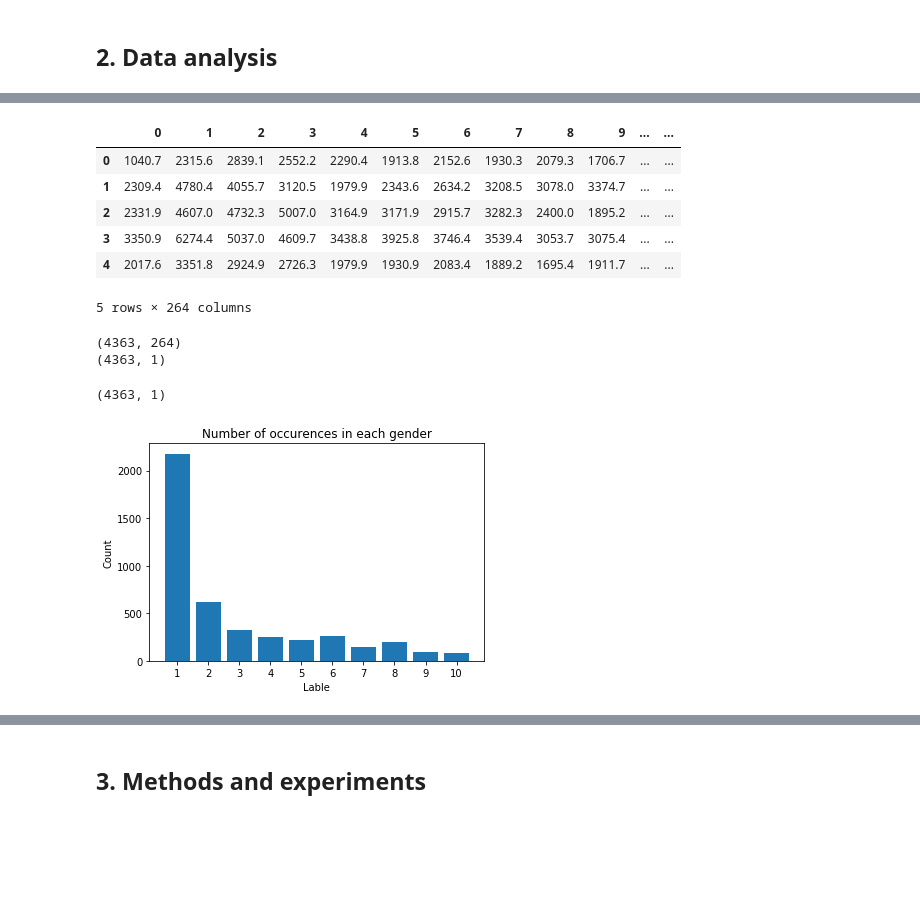
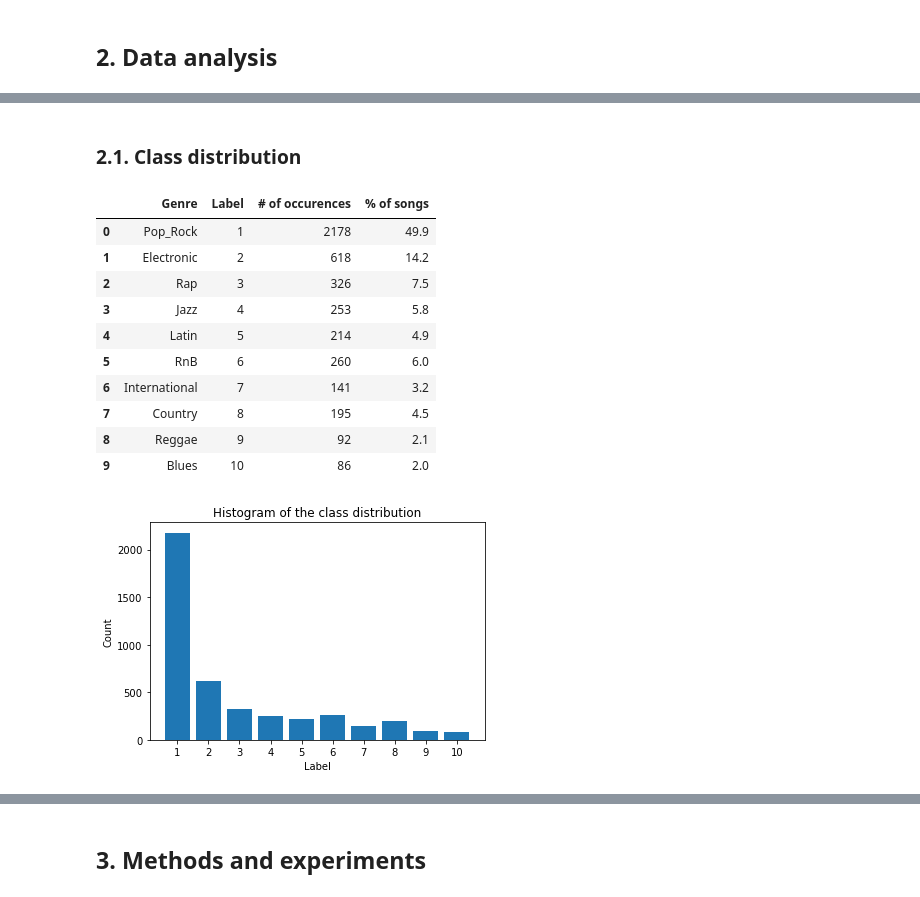
Before and after one commit to MasaSip/mlbp-genre-classification, a Jupyter notebook: MLBP2018 Project Report.ipynb, the cells around one changed output, grey strips where cells are left out. Drawn from its saved outputs; the diff is of its cells as text; code cells hidden in the pictures; blank space fills up the shorter version.

```diff
--- a/MLBP2018 Project Report.ipynb
+++ b/MLBP2018 Project Report.ipynb
@@ -43,43 +56,42 @@ data_df = pd.read_csv('train_data.csv',header=None)
 data = np.asarray(data_df)
 labels_df = pd.read_csv('train_labels.csv',header=None)
 labels = np.asarray(labels_df)
-# %%
-display(data_df.head())
-#data_df.describe()
-print(data.shape)
-print(labels_df.shape)
-# %% [output]
-|  | 0 | 1 | 2 | 3 | 4 | 5 | 6 | 7 | 8 | 9 | ... | ... |
-| 0 | 1040.7 | 2315.6 | 2839.1 | 2552.2 | 2290.4 | 1913.8 | 2152.6 | 1930.3 | 2079.3 | 1706.7 | ... | ... |
-| 1 | 2309.4 | 4780.4 | 4055.7 | 3120.5 | 1979.9 | 2343.6 | 2634.2 | 3208.5 | 3078.0 | 3374.7 | ... | ... |
-| 2 | 2331.9 | 4607.0 | 4732.3 | 5007.0 | 3164.9 | 3171.9 | 2915.7 | 3282.3 | 2400.0 | 1895.2 | ... | ... |
-| 3 | 3350.9 | 6274.4 | 5037.0 | 4609.7 | 3438.8 | 3925.8 | 3746.4 | 3539.4 | 3053.7 | 3075.4 | ... | ... |
-| 4 | 2017.6 | 3351.8 | 2924.9 | 2726.3 | 1979.9 | 1930.9 | 2083.4 | 1889.2 | 1695.4 | 1911.7 | ... | ... |
-5 rows × 264 columns
-(4363, 264)
-(4363, 1)
-# %%
-labels_df.head()
-labels[0:20,:]
-data[0:5,0:5]
-data.shape
-labels.shape
-# %% [output]
-(4363, 1)
+# %% [markdown]
+### 2.1. Class distribution
 # %%
-aa = labels == 1
-sum(aa)
+# Display the distribution of labels
 counts = np.zeros(10)
 label_values = np.asarray(range(1,11))
 for i in range(10):
     counts[i] = sum(labels == i+1)
 
-# plt.xkcd()
+counts = counts.astype(int)
+counts_str = counts.astype(str)
+percentages = np.round(counts/sum(counts)*100,1)
+label_numbers = np.arange(1,11)
+genres = ['Pop_Rock', 'Electronic', 'Rap' , 'Jazz' , 'Latin' , 'RnB' , 'International', 'Country', 'Reggae',  'Blues']
+
+summary_data = np.column_stack((genres, label_numbers, counts_str, percentages))
+summary = pd.DataFrame(data=summary_data, columns=['Genre', 'Label', '# of occurences','% of songs'])
+
+display(summary)
+
 plt.bar(label_values, counts)
 plt.xticks(label_values)
 plt.ylabel('Count')
 plt.xlabel('Label')
-plt.title('Number of occurences in each gender')
+plt.title('Histogram of the class distribution')
 plt.show()
 # %% [output]
+|  | Genre | Label | # of occurences | % of songs |
+| 0 | Pop_Rock | 1 | 2178 | 49.9 |
+| 1 | Electronic | 2 | 618 | 14.2 |
+| 2 | Rap | 3 | 326 | 7.5 |
+| 3 | Jazz | 4 | 253 | 5.8 |
+| 4 | Latin | 5 | 214 | 4.9 |
+| 5 | RnB | 6 | 260 | 6.0 |
+| 6 | International | 7 | 141 | 3.2 |
+| 7 | Country | 8 | 195 | 4.5 |
+| 8 | Reggae | 9 | 92 | 2.1 |
+| 9 | Blues | 10 | 86 | 2.0 |
-[figure, old version]
+[figure, new version]
```
Also changed, not shown: parts of 12 cells of this notebook.
